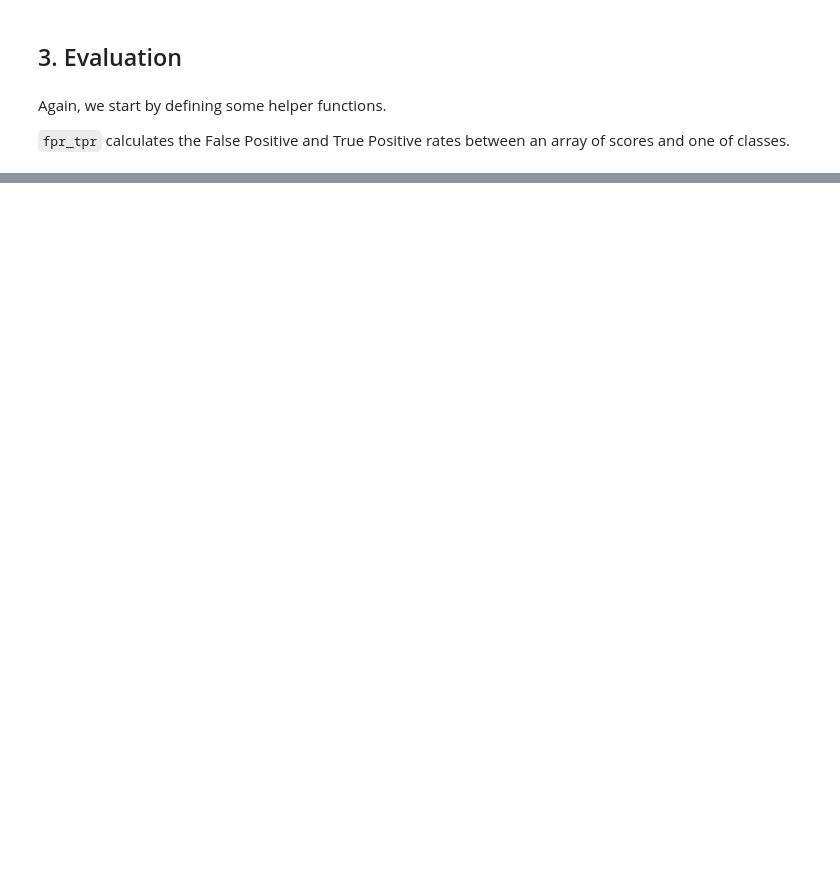
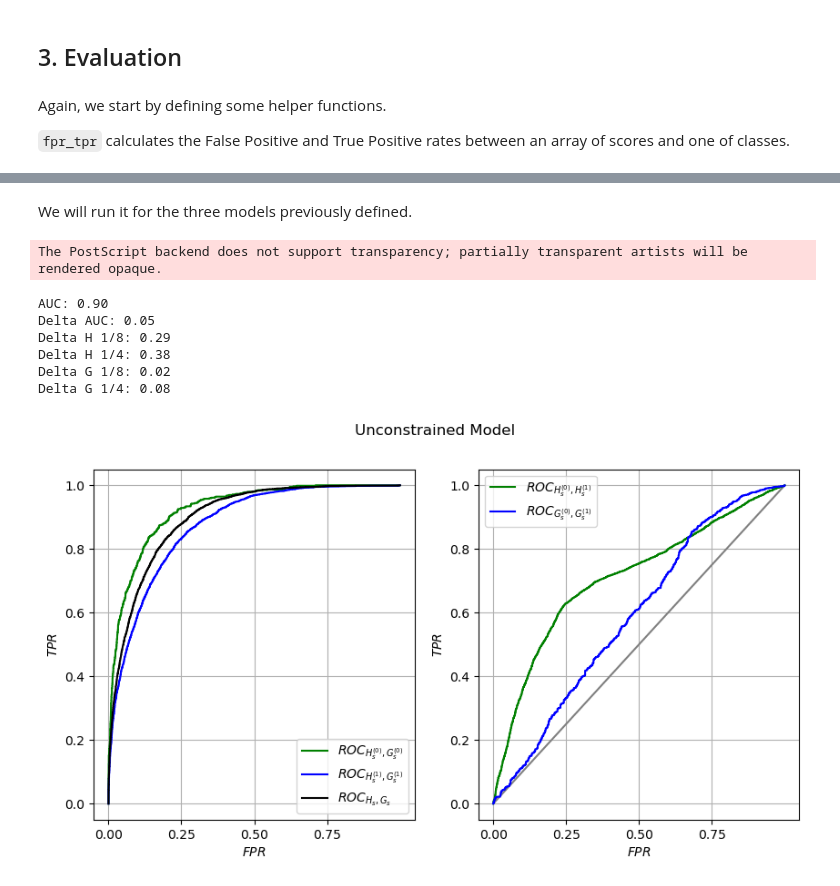
Before and after one commit to alexandremr01/roc-fairness-constraints, a Jupyter notebook: roc_fairness.ipynb, the cells around one changed output, grey strips where cells are left out. Saved outputs shown, nothing was run; the diff lists cells and outputs as text; code cells hidden in the pictures; blank space fills up the shorter version.

```diff
--- a/roc_fairness.ipynb
+++ b/roc_fairness.ipynb
@@ -554,0 +536,13 @@ The AUC Constraint is able to reduce the AUC violation to a negligible value, bu
+# %% [markdown]
+We will run it for the three models previously defined.
+# %%
+evaluate(model_noconstraint, 'Unconstrained Model', save=save_figures)
+# %% [output]
+The PostScript backend does not support transparency; partially transparent artists will be rendered opaque.
+AUC: 0.90
+Delta AUC: 0.05
+Delta H 1/8: 0.29
+Delta H 1/4: 0.38
+Delta G 1/8: 0.02
+Delta G 1/4: 0.08
+[figure, added]
```
Also changed, not shown: parts of 48 cells of this notebook.
